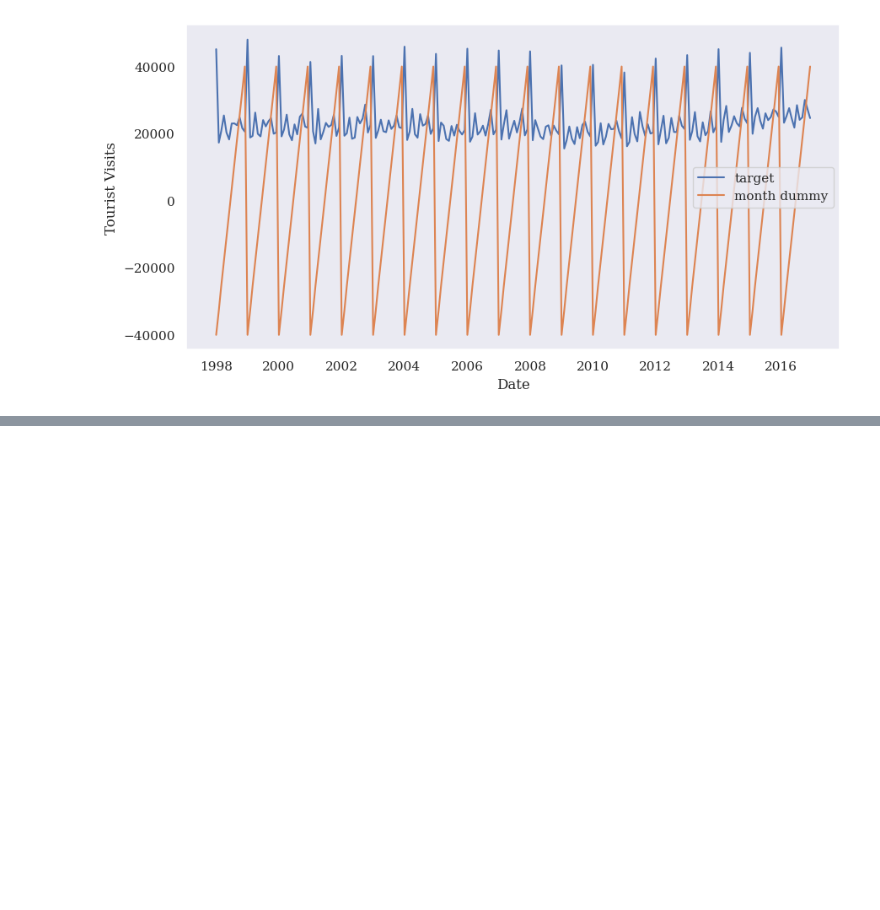
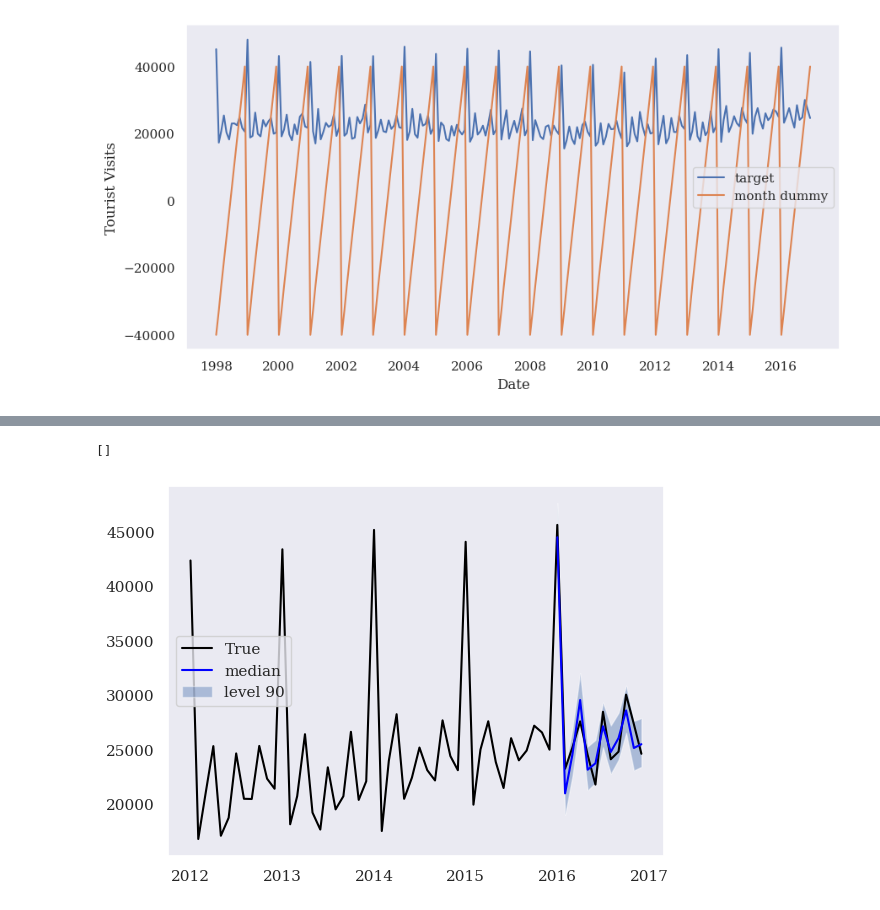
Before and after one commit to DatavAId/Enefit---Predict-Energy-Behavior-of-Prosumers, a Jupyter notebook: hierarical.ipynb, the cells around one changed output, grey strips where cells are left out. Drawn from its saved outputs; the diff is of its cells as text; code cells hidden in the pictures; blank space fills up the shorter version.

```diff
--- a/hierarical.ipynb
+++ b/hierarical.ipynb
@@ -15,0 +16,2 @@ INFO:torch.distributed.nn.jit.instantiator:Writing /tmp/tmp3xmjec76/_remote_modu
+# %%
+Y_df, S_df, tags = HierarchicalData.load('./data', 'TourismLarge')
@@ -52,0 +113,20 @@ plt.close()
+# %%
+# Horizon and quantiles
+level = np.arange(0, 100, 2)
+qs = [[50-lv/2, 50+lv/2] if lv!=0 else [50] for lv in level]
+quantiles = np.sort(np.concatenate(qs)/100)
+
+# HINT := BaseNetwork + Distribution + Reconciliation
+nhits = NHITS(h=horizon,
+              input_size=24,
+              loss=GMM(n_components=10, quantiles=quantiles),
+              hist_exog_list=['month'],
+              max_steps=2000,
+              early_stop_patience_steps=10,
+              val_check_steps=50,
+              scaler_type='robust',
+              learning_rate=1e-3,
+              valid_loss=sCRPS(quantiles=quantiles))
+
+model = HINT(h=horizon, S=S_df.values,
+             model=nhits,  reconciliation='BottomUp')
@@ -52,0 +135,6 @@ plt.close()
+# %%
+Y_df['y'] = Y_df['y'] * (Y_df['y'] > 0)
+nf = NeuralForecast(models=[model], freq='MS')
+# Y_hat_df = nf.cross_validation(df=Y_df, val_size=12, n_windows=1)
+nf.fit(df=Y_train_df, val_size=12)
+Y_hat_df = nf.predict()
@@ -52,0 +145,19 @@ plt.close()
+# %%
+unique_id = 'TotalAll'
+Y_plot_df = Y_df[Y_df.unique_id==unique_id].tail(12*5)
+Y_hat_df = Y_hat_df.reset_index()
+plot_df = Y_hat_df[Y_hat_df.unique_id==unique_id]
+plot_df = Y_plot_df.merge(plot_df, on=['unique_id', 'ds'], how='left')
+
+plt.plot(plot_df['ds'], plot_df['y'], c='black', label='True')
+plt.plot(plot_df['ds'], plot_df['HINT-median'], c='blue', label='median')
+plt.fill_between(x=plot_df['ds'][-12:],
+                 y1=plot_df['HINT-lo-90.0'][-12:].values,
+                 y2=plot_df['HINT-hi-90.0'][-12:].values,
+                 alpha=0.4, label='level 90')
+plt.legend()
+plt.grid()
+plt.plot()
+# %% [output]
+[]
+[figure, added]
```
Also changed, not shown: parts of 8 cells of this notebook, 4 other files.
